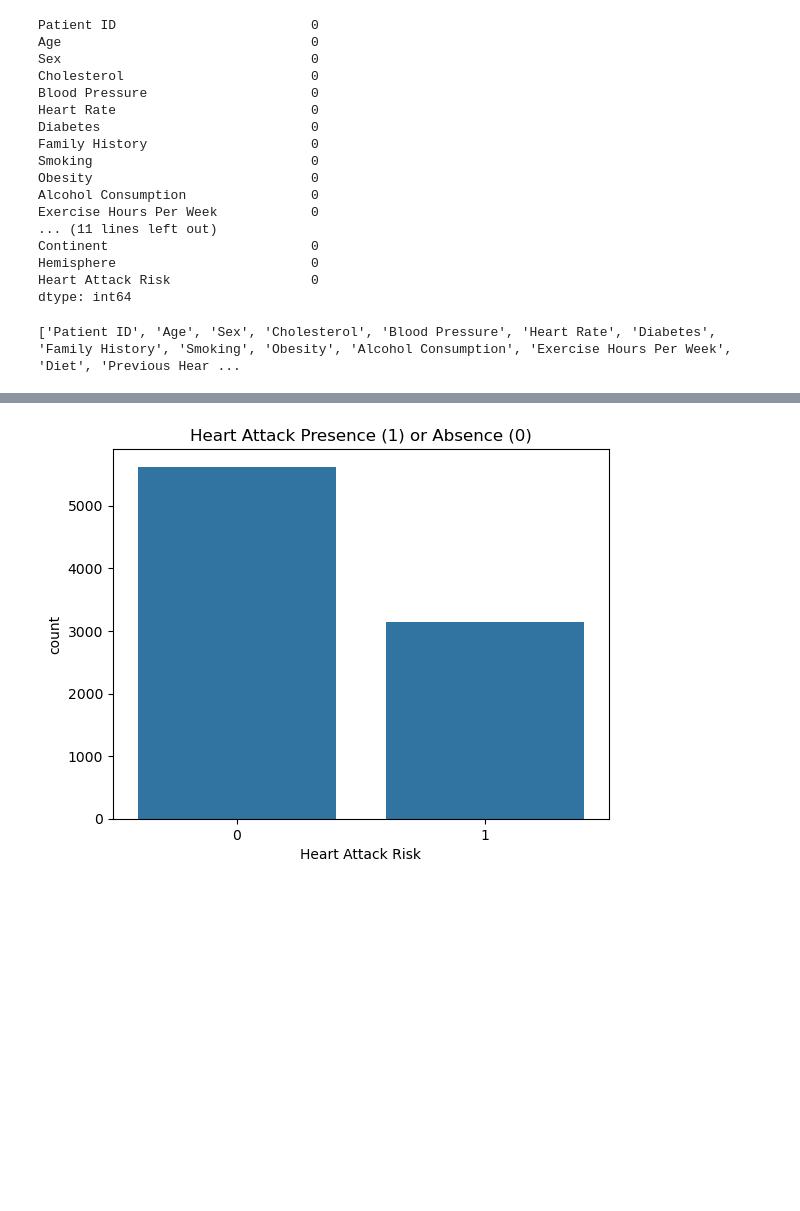
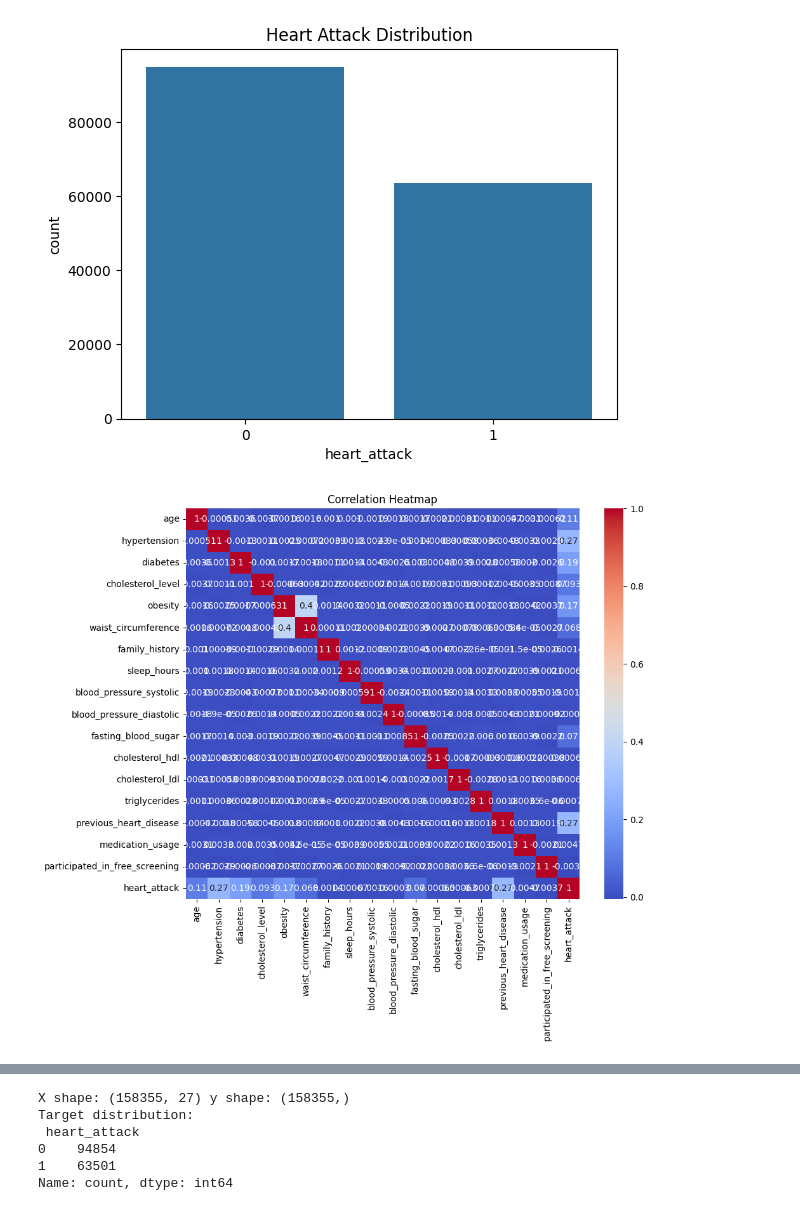
Before and after one commit to Akila-Prabath/Heart-Attack-Predictor, a Jupyter notebook: notebooks/FC212031_Janudi/DecisionTree.ipynb, the cells around one changed output, grey strips where cells are left out. Saved outputs shown, nothing was run; the diff lists cells and outputs as text; code cells hidden in the pictures; blank space fills up the shorter version.

Commit message:
Add Decision Tree model training, tuning, and evaluation

```diff
--- a/notebooks/FC212031_Janudi/DecisionTree.ipynb
+++ b/notebooks/FC212031_Janudi/DecisionTree.ipynb
@@ -38,25 +71,21 @@ memory usage: 1.7+ MB
-# %%
-df.isnull().sum()
-# %% [output]
-Patient ID                         0
-Age                                0
-Sex                                0
-Cholesterol                        0
-Blood Pressure                     0
-Heart Rate                         0
-Diabetes                           0
-Family History                     0
-Smoking                            0
-Obesity                            0
-Alcohol Consumption                0
-Exercise Hours Per Week            0
-... (11 lines left out)
-Continent                          0
-Hemisphere                         0
-Heart Attack Risk                  0
-dtype: int64
 # %%
-# Check column names
-print(df.columns.tolist())
+# Target distribution (use the correct column name)
+sns.countplot(x='heart_attack', data=data)
+plt.title('Heart Attack Distribution')
+plt.show()
+
+# Correlation heatmap for numeric columns
+# select only numeric columns to avoid converting categorical strings to floats
+numeric_data = data.select_dtypes(include=[np.number])
+plt.figure(figsize=(10,8))
+sns.heatmap(numeric_data.corr(), annot=True, cmap='coolwarm')
+plt.title('Correlation Heatmap')
+plt.show()
+
+# Example: age vs heart_attack
+sns.boxplot(x='heart_attack', y='age', data=data)
+plt.title('Age vs Heart Attack')
+plt.show()
 # %% [output]
-['Patient ID', 'Age', 'Sex', 'Cholesterol', 'Blood Pressure', 'Heart Rate', 'Diabetes', 'Family History', 'Smoking', 'Obesity', 'Alcohol Consumption', 'Exercise Hours Per Week', 'Diet', 'Previous Hear ...
+[figure, added]
+[figure, added]
@@ -63,7 +93,19 @@ print(df.columns.tolist())
 # %%
-sns.countplot(x="Heart Attack Risk", data=df)
-plt.title("Heart Attack Presence (1) or Absence (0)")
-plt.show()
+# Use the actual target column name 'heart_attack'
+X = data.drop(columns=['heart_attack'])
+y = data['heart_attack']
+
+# sanity checks
+print("X shape:", X.shape, "y shape:", y.shape)
+print("Target distribution:\n", y.value_counts())
+
+X_train, X_test, y_train, y_test = train_test_split(
+    X, y, test_size=0.2, random_state=42, stratify=y)
 # %% [output]
-[figure, removed]
+X shape: (158355, 27) y shape: (158355,)
+Target distribution:
+ heart_attack
+0    94854
+1    63501
+Name: count, dtype: int64
 # %%
```
Also changed, not shown: parts of 11 cells of this notebook, 2 other files.
